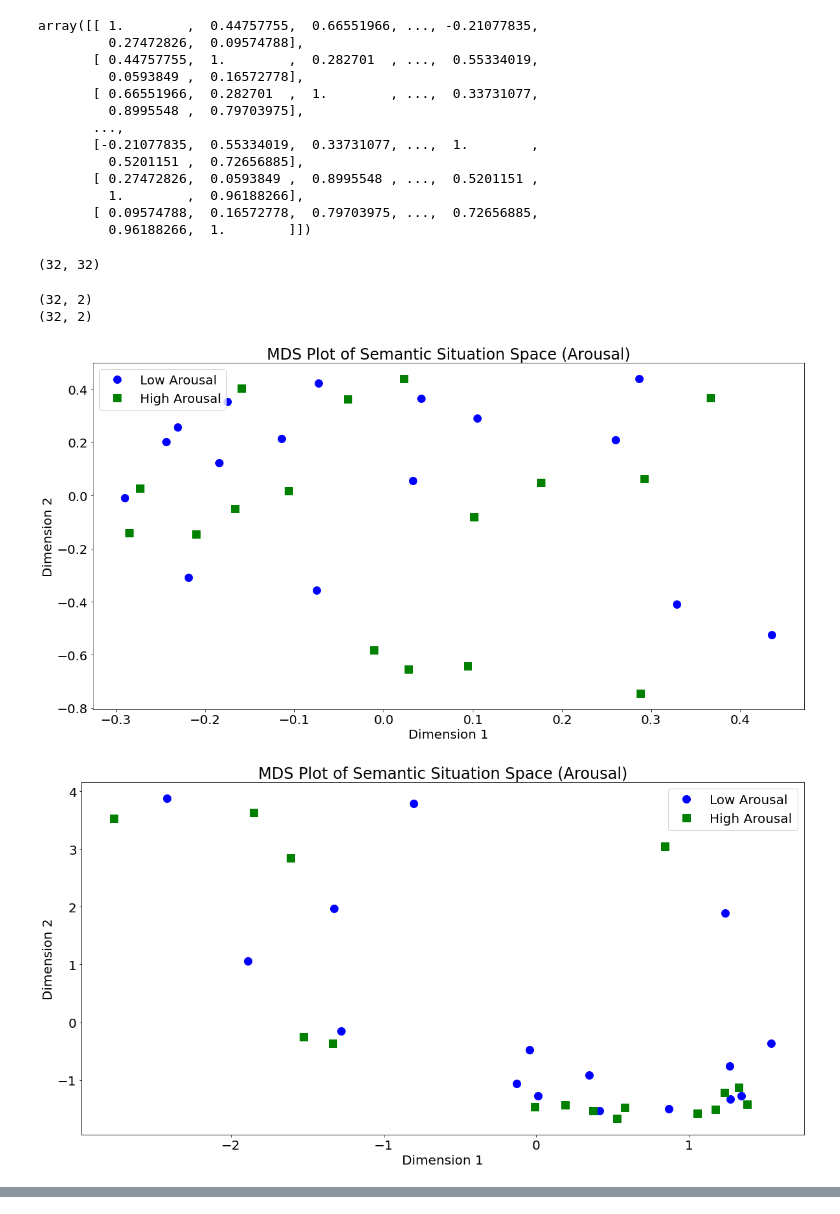
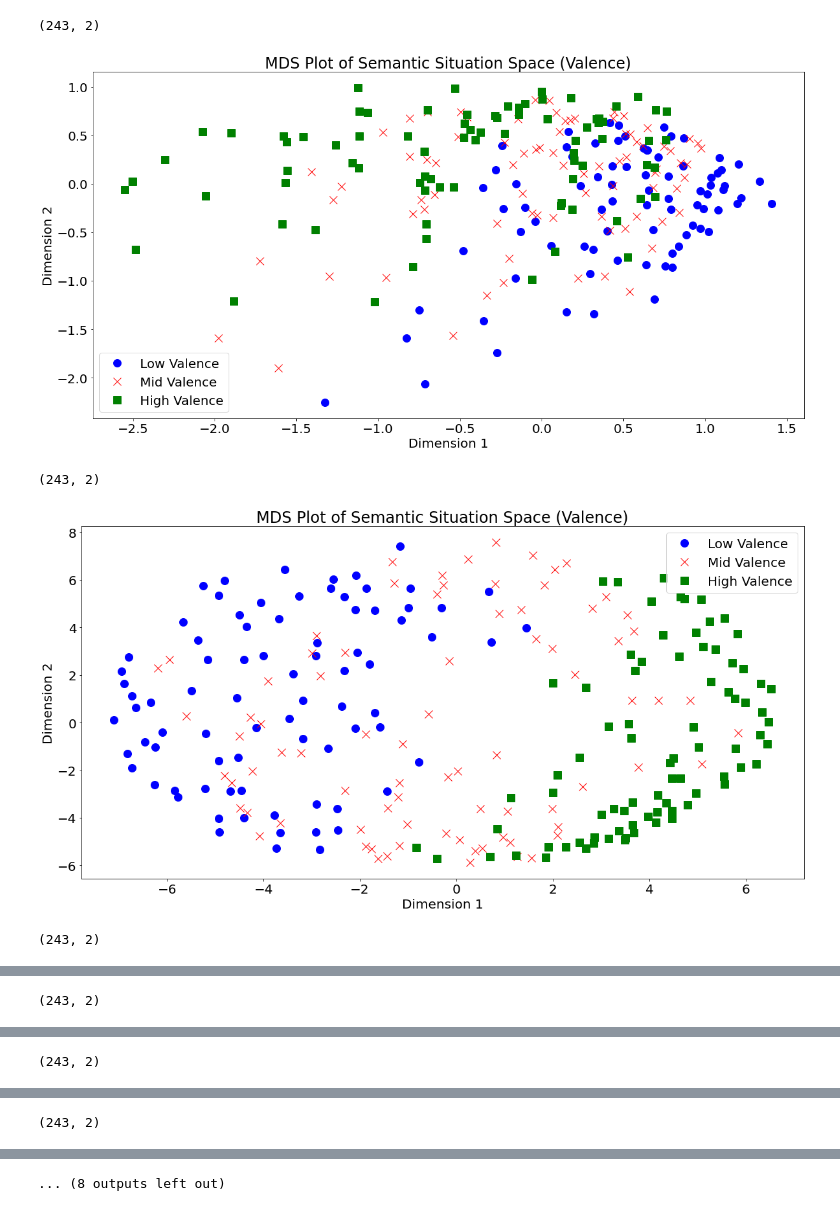
Before and after one commit to jaikaggarwal/stancetaking, a Jupyter notebook: semantic_space/test_clustering.ipynb, the cells around one changed output, grey strips where cells are left out. Drawn from its saved outputs; the diff is of its cells as text; code cells hidden in the pictures.

```diff
--- a/semantic_space/test_clustering.ipynb
+++ b/semantic_space/test_clustering.ipynb
@@ -229,0 +186,3 @@ def mds_visualization_2(data, labels, feature, delegate):
+# %%
+our_cooc, our_ppmi, our_p, our_d, our_q = create_derived_representation(cooc_matrix)
+pav_cooc, pav_ppmi, pav_p, pav_d, pav_q = create_derived_representation(pav_matrix)
@@ -229,0 +194,5 @@ def mds_visualization_2(data, labels, feature, delegate):
+# %%
+# scree_plot(pav_d)
+scree_plot(our_d)
+new_P = our_p[:, :6]
+# ADd this to the report> Show that the first dimension captures the majority of the variance, but we can take up to the 6
@@ -250,23 +267,3 @@ def mds_visualization_4(data, labels, feature, delegate):
     plt.ylabel('Dimension 2')
     plt.title(f"MDS Plot of Semantic Situation Space ({feature})")
     plt.show()
-# %%
-feature_to_index = {
-    "Valence": 1,
-    "Arousal": 3,
-    "Dominance": 5,
-    "Politeness": 7,
-    "Formality": 9
-}
-
-name_to_data = {
-    "VADPF": x.to_numpy(),
-    "cooc": cooc_matrix_np,
-    "derived": P
-}
-feature = "Valence"
-mds_visualization_2(name_to_data['derived'], cooc_matrix.index, "Valence", lambda x, y, z: x[feature_to_index[z]] == y)
-mds_visualization_2(name_to_data['derived'], cooc_matrix.index, "Arousal", lambda x, y, z: x[feature_to_index[z]] == y)
-mds_visualization_2(name_to_data['derived'], cooc_matrix.index, "Dominance", lambda x, y, z: x[feature_to_index[z]] == y)
-mds_visualization_2(name_to_data['derived'], cooc_matrix.index, "Politeness", lambda x, y, z: x[feature_to_index[z]] == y)
-mds_visualization_2(name_to_data['derived'], cooc_matrix.index, "Formality", lambda x, y, z: x[feature_to_index[z]] == y)
@@ -330,5 +278,5 @@ new_P.shape
 # %%
-original_dist_matrix = cosine_similarity(cooc_matrix_np)
+original_dist_matrix = cosine_similarity(our_cooc)
 derived_dist_matrix = cosine_similarity(new_P)
 # original_dist_matrix = cdist(cooc_matrix_np, cooc_matrix_np)
 # derived_dist_matrix = cdist(new_P, new_P)
@@ -355,29 +283,10 @@ array([[1.        , 0.94712885, 0.94329468, ..., 0.79204037, 0.74832961,
-# %%
-derived_dist_matrix
-# %% [output]
-array([[ 1.        ,  0.44757755,  0.66551966, ..., -0.21077835,
-         0.27472826,  0.09574788],
-       [ 0.44757755,  1.        ,  0.282701  , ...,  0.55334019,
-         0.0593849 ,  0.16572778],
-       [ 0.66551966,  0.282701  ,  1.        , ...,  0.33731077,
-         0.8995548 ,  0.79703975],
-       ...,
-       [-0.21077835,  0.55334019,  0.33731077, ...,  1.        ,
-         0.5201151 ,  0.72656885],
-       [ 0.27472826,  0.0593849 ,  0.8995548 , ...,  0.5201151 ,
-         1.        ,  0.96188266],
-       [ 0.09574788,  0.16572778,  0.79703975, ...,  0.72656885,
-         0.96188266,  1.        ]])
-# %%
-derived_dist_matrix.shape
-# %% [output]
-(32, 32)
 # %%
-curr_feature = "Arousal"
-mds_visualization_2(original_dist_matrix, cooc_matrix.index, curr_feature, lambda x, y, z: x[feature_to_index[z]] == y)
-mds_visualization_2(derived_dist_matrix, cooc_matrix.index, curr_feature, lambda x, y, z: x[feature_to_index[z]] == y)
+for feature in FEATURE_COLUMNS:
+    mds_visualization_3(original_dist_matrix, cooc_matrix.index, feature, lambda x, y, z: x[feature_to_index[z]] == y)
+    mds_visualization_3(derived_dist_matrix, cooc_matrix.index, feature, lambda x, y, z: x[feature_to_index[z]] == y)
 # %% [output]
-(32, 2)
-(32, 2)
+(243, 2)
-[figure, old version]
+[figure, new version]
+(243, 2)
-[figure, old version]
+[figure, new version]
+(243, 2)
@@ -383,0 +294 @@ mds_visualization_2(derived_dist_matrix, cooc_matrix.index, curr_feature, lambda
+(243, 2)
@@ -383,0 +296 @@ mds_visualization_2(derived_dist_matrix, cooc_matrix.index, curr_feature, lambda
+(243, 2)
@@ -383,0 +298 @@ mds_visualization_2(derived_dist_matrix, cooc_matrix.index, curr_feature, lambda
+(243, 2)
@@ -383,0 +300 @@ mds_visualization_2(derived_dist_matrix, cooc_matrix.index, curr_feature, lambda
+... (8 outputs left out)
```
Also changed, not shown: parts of 60 cells of this notebook.
